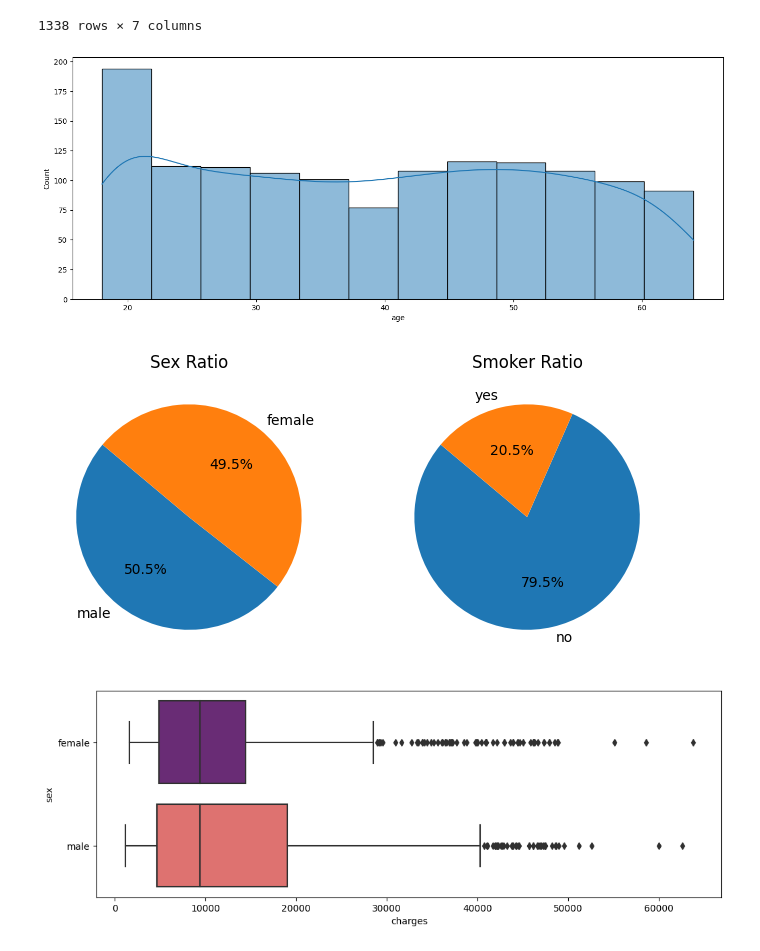
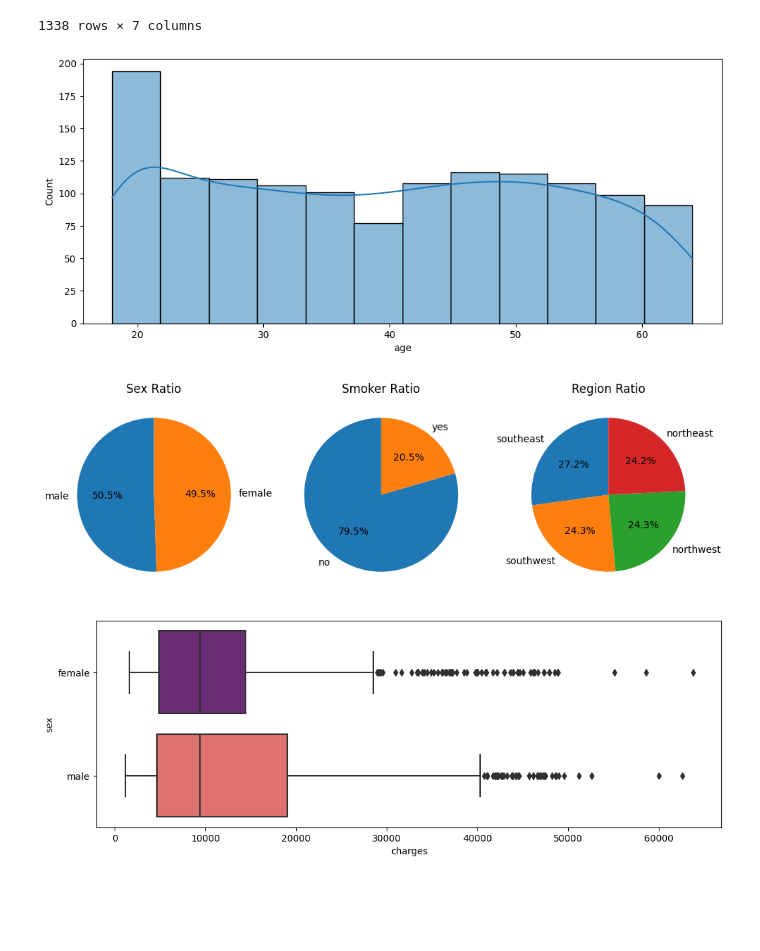
Before and after one commit to johann-wg/Kaggle, a Jupyter notebook: kaggle_medical_cost.ipynb, the cells around one changed output. Cells and saved outputs as stored; diff of their text form; code cells hidden in the pictures; blank space fills up the shorter version.

```diff
--- a/kaggle_medical_cost.ipynb
+++ b/kaggle_medical_cost.ipynb
@@ -21,20 +21,23 @@ data
 | 1337 | 61 | female | 29.070 | 0 | yes | northwest | 29141.36030 |
 1338 rows × 7 columns
 # %%
-plt.figure(figsize=(16,6))
+plt.figure(figsize=(12,5))
 sns.histplot(x=data['age'], kde=True, palette='spring')
 plt.show()
 # %% [output]
-[figure, old version]
+[figure, new version]
 # %%
-fig, axes = plt.subplots(1, 2, figsize=(8,5))
-axes[0].pie(x=data['sex'].value_counts(), labels=data['sex'].value_counts().index, autopct='%1.1f%%', startangle=140)
+fig, axes = plt.subplots(1, 3, figsize=(10,5))
+axes[0].pie(x=data['sex'].value_counts(), labels=data['sex'].value_counts().index, autopct='%1.1f%%', startangle=90)
 axes[0].set_title('Sex Ratio')
-axes[1].pie(x=data['smoker'].value_counts(), labels=data['smoker'].value_counts().index, autopct='%1.1f%%', startangle=140)
+axes[1].pie(x=data['smoker'].value_counts(), labels=data['smoker'].value_counts().index, autopct='%1.1f%%', startangle=90)
 axes[1].set_title('Smoker Ratio')
+axes[2].pie(x=data['region'].value_counts(), labels=data['region'].value_counts().index, autopct='%1.1f%%', startangle=90)
+axes[2].set_title('Region Ratio')
+plt.tight_layout()
 plt.show()
 # %% [output]
-[figure, old version]
+[figure, new version]
 # %%
 sex = data.groupby('sex')['charges'].mean()
 plt.figure(figsize=(12,4))
```
Also changed, not shown: parts of 5 cells of this notebook.
